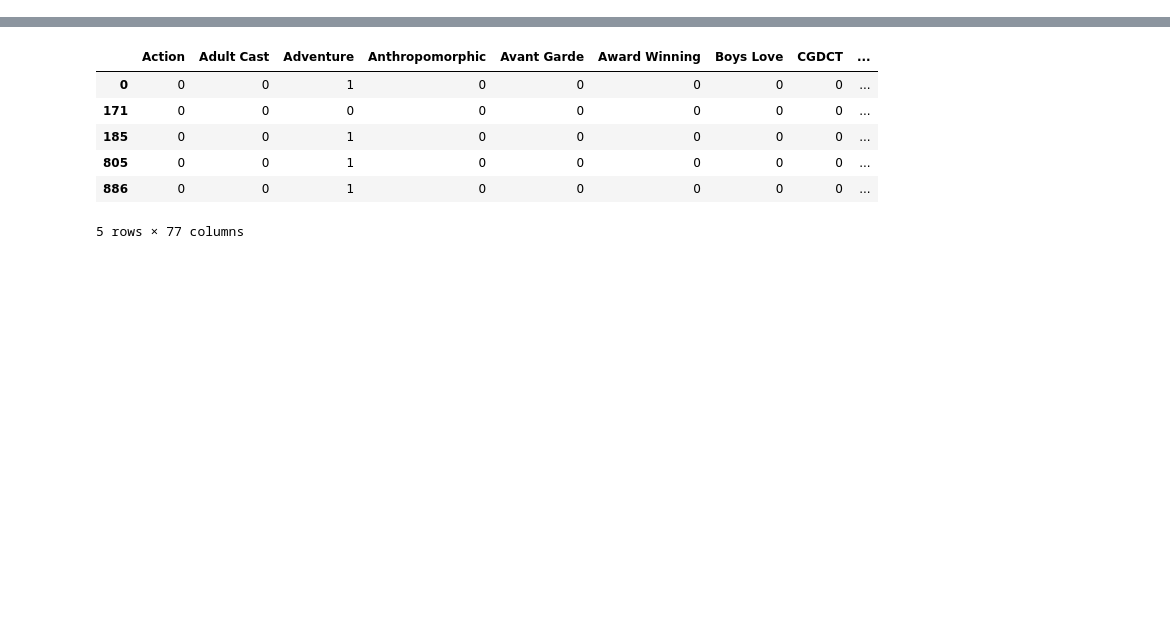
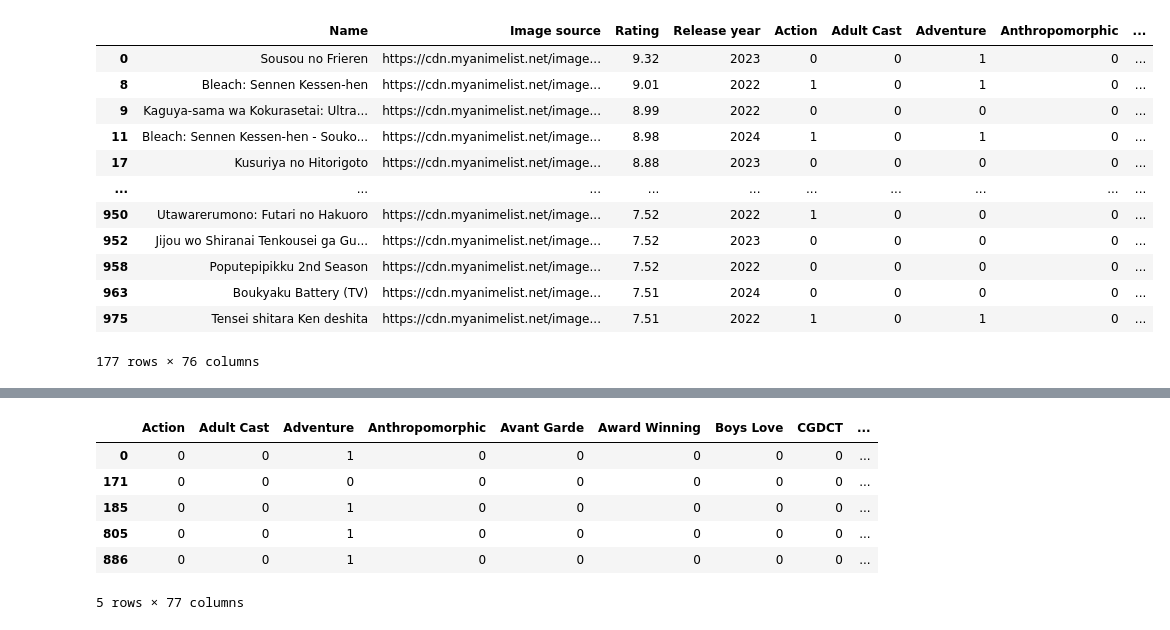
Before and after one commit to altinus01/anime_rec, a Jupyter notebook: notebook/embeding_and_ML.ipynb, the cells around one changed output, grey strips where cells are left out. Cells and saved outputs as stored; diff of their text form; code cells hidden in the pictures; blank space fills up the shorter version.

```diff
--- a/notebook/embeding_and_ML.ipynb
+++ b/notebook/embeding_and_ML.ipynb
@@ -16,4 +22,4 @@ ohe_data.head()
 # %%
-def time_filter(df,years_back):
+def time_filter(df,years_back=10):
     top_time=df['Release year'].max()
     return df[df['Release year']>top_time-years_back]
@@ -39,2 +26,19 @@ Index(['Name', 'Image source', 'Rating', 'Release year', 'Action',
+# %%
+ohe_data=time_filter(ohe_data,3)
+ohe_data
+# %% [output]
+|  | Name | Image source | Rating | Release year | Action | Adult Cast | Adventure | Anthropomorphic | ... |
+| 0 | Sousou no Frieren | https://cdn.myanimelist.net/image... | 9.32 | 2023 | 0 | 0 | 1 | 0 | ... |
+| 8 | Bleach: Sennen Kessen-hen | https://cdn.myanimelist.net/image... | 9.01 | 2022 | 1 | 0 | 1 | 0 | ... |
+| 9 | Kaguya-sama wa Kokurasetai: Ultra... | https://cdn.myanimelist.net/image... | 8.99 | 2022 | 0 | 0 | 0 | 0 | ... |
+| 11 | Bleach: Sennen Kessen-hen - Souko... | https://cdn.myanimelist.net/image... | 8.98 | 2024 | 1 | 0 | 1 | 0 | ... |
+| 17 | Kusuriya no Hitorigoto | https://cdn.myanimelist.net/image... | 8.88 | 2023 | 0 | 0 | 0 | 0 | ... |
+| ... | ... | ... | ... | ... | ... | ... | ... | ... | ... |
+| 950 | Utawarerumono: Futari no Hakuoro | https://cdn.myanimelist.net/image... | 7.52 | 2022 | 1 | 0 | 0 | 0 | ... |
+| 952 | Jijou wo Shiranai Tenkousei ga Gu... | https://cdn.myanimelist.net/image... | 7.52 | 2023 | 0 | 0 | 0 | 0 | ... |
+| 958 | Poputepipikku 2nd Season | https://cdn.myanimelist.net/image... | 7.52 | 2022 | 0 | 0 | 0 | 0 | ... |
+| 963 | Boukyaku Battery (TV) | https://cdn.myanimelist.net/image... | 7.51 | 2024 | 0 | 0 | 0 | 0 | ... |
+| 975 | Tensei shitara Ken deshita | https://cdn.myanimelist.net/image... | 7.51 | 2022 | 1 | 0 | 1 | 0 | ... |
+177 rows × 76 columns
 # %%
 vectors=ohe_data.drop(columns=['Name', 'Image source', 'Rating', 'Release year'])
```
Also changed, not shown: parts of 8 cells of this notebook, 8 other files.
